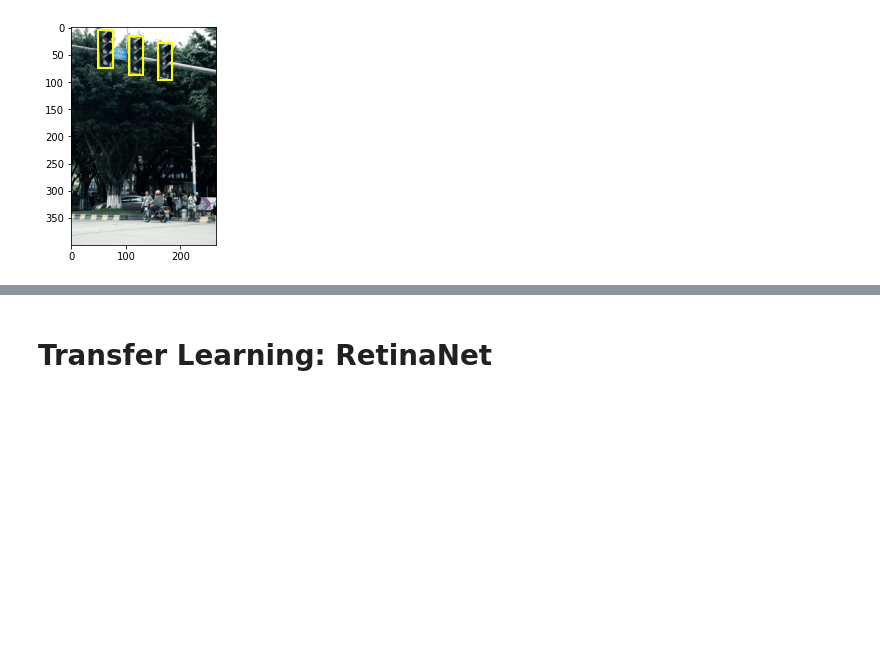
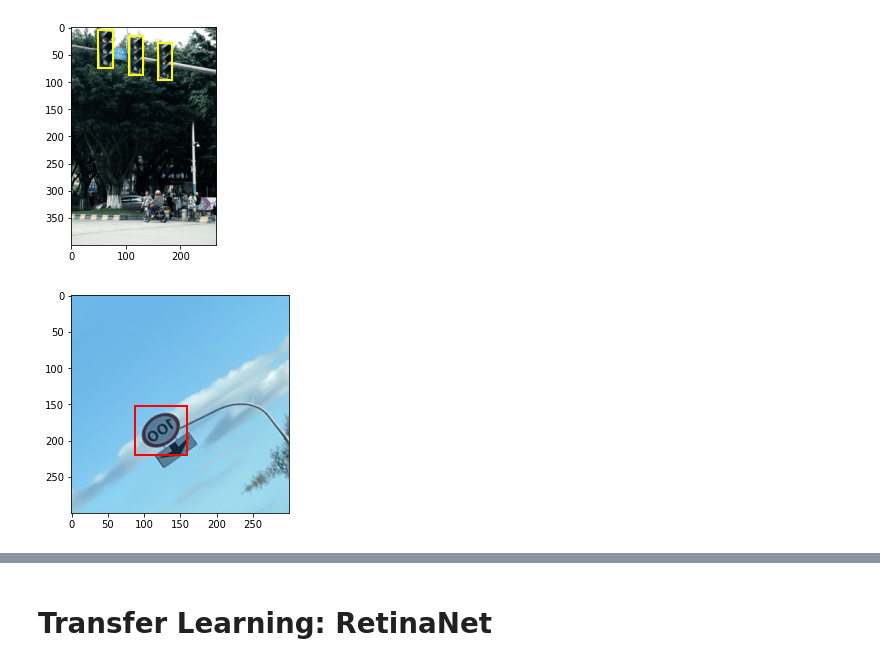
Before and after one commit to hungryPanko/MultipleObjectDetection, a Jupyter notebook: test.ipynb, the cells around one changed output, grey strips where cells are left out. Saved outputs shown, nothing was run; the diff lists cells and outputs as text; code cells hidden in the pictures; blank space fills up the shorter version.

```diff
--- a/test.ipynb
+++ b/test.ipynb
@@ -149,6 +150,26 @@ def plot_image(img_path, annotation):
         ax.add_patch(rect)
 
     plt.show()
+
+def plot_image_from_output(img, annotation):
+    img = img.permute(1,2,0)
+    fig,ax = plt.subplots(1)
+    ax.imshow(img)
+
+    for idx in range(len(annotation["boxes"])):
+        xmin, ymin, xmax, ymax = annotation["boxes"][idx]
+        if annotation['labels'][idx] == 0 :
+            rect = patches.Rectangle((xmin,ymin),(xmax-xmin),(ymax-ymin),linewidth=2,edgecolor='r',facecolor='none')
+        elif annotation['labels'][idx] == 1 :
+            rect = patches.Rectangle((xmin,ymin),(xmax-xmin),(ymax-ymin),linewidth=2,edgecolor='g',facecolor='none')
+        elif annotation['labels'][idx] == 2 :
+            rect = patches.Rectangle((xmin,ymin),(xmax-xmin),(ymax-ymin),linewidth=2,edgecolor='b',facecolor='none')
+        elif annotation['labels'][idx] == 3 :
+            rect = patches.Rectangle((xmin,ymin),(xmax-xmin),(ymax-ymin),linewidth=2,edgecolor='yellow',facecolor='none')
+        else:
+            rect = patches.Rectangle((xmin,ymin),(xmax-xmin),(ymax-ymin),linewidth=2,edgecolor='orange',facecolor='none')
+        ax.add_patch(rect)
+    plt.show()
 # %%
 n = img_list.index('./input/images/road300.png')
 print(n, annot_list[n])
@@ -166,39 +187,70 @@ plot_image(img_list[n], bbox)
 259 ./input/annotations/road40.xml
 [figure]
 # %%
+# Data Augmentation
+train_transform = albumentations.Compose([ # TODO find better augtations+ Normalization
+    albumentations.Resize(300, 300),
+    albumentations.HorizontalFlip(p=1),
+    albumentations.Rotate(p=1),
+    albumentations.pytorch.transforms.ToTensorV2()],
+    bbox_params=albumentations.BboxParams(format='pascal_voc', label_fields=['labels']),
+)
+
+valid_transform = albumentations.Compose([  # To do: normalization
+    albumentations.Resize(300, 300),
+
+    albumentations.pytorch.transforms.ToTensorV2()],
+    bbox_params=albumentations.BboxParams(format='pascal_voc', label_fields=['labels']),
+)
+
 # Data Loader
 class SignalDataset(Dataset):
     def __init__(self, path, transform=None):
         self.path = path
         self.imgs = list(sorted(os.listdir(self.path)))
         self.transform = transform
 
     def __len__(self):
         return len(self.imgs)
 
     def __getitem__(self, idx):
         file_image = self.imgs[idx]
         file_label = self.imgs[idx][:-3] + 'xml'
         img_path = os.path.join(self.path, file_image)
 
         if 'test' in self.path:
             label_path = os.path.join("./test_annotations/", file_label)
         else:
             label_path = os.path.join("./input/annotations/", file_label)
 
-        img = Image.open(img_path).convert("RGB")
         target = generate_target(label_path)
 
-        to_tensor = torchvision.transforms.ToTensor()
+        if self.transform:
+            img = cv2.imread(img_path)
+            img = cv2.cvtColor(img, cv2.COLOR_BGR2RGB)
+            transformed = self.transform(image=img, bboxes=target['boxes'], labels=target['labels'])
+            img = transformed['image']/255  #RetinaNet input [0-1]
+            target = {'boxes':torch.as_tensor(transformed['bboxes']), \
+                      'labels':torch.as_tensor(transformed['labels'])}
 
-        if self.transform:
-            img, transform_target = self.transform(np.array(img), np.array(target['boxes']))
-            target['boxes'] = torch.as_tensor(transform_target)
+        else:
+            img = Image.open(img_path).convert("RGB")
+            to_tensor = torchvision.transforms.ToTensor()
+            img = to_tensor(img)
 
-        # change to tensor
-        img = to_tensor(img)
         return img, target
+
+bbox_transform_dataset = SignalDataset(
+    path = './input/images/',
+    transform = train_transform
+)
 
 def collate_fn(batch):
     return tuple(zip(*batch))
+
+# Test ouput
+img, annot = bbox_transform_dataset[261]
+plot_image_from_output(img, annot)
+# %% [output]
+[figure, added]
 # %%
```
Also changed, not shown: parts of 5 cells of this notebook.
